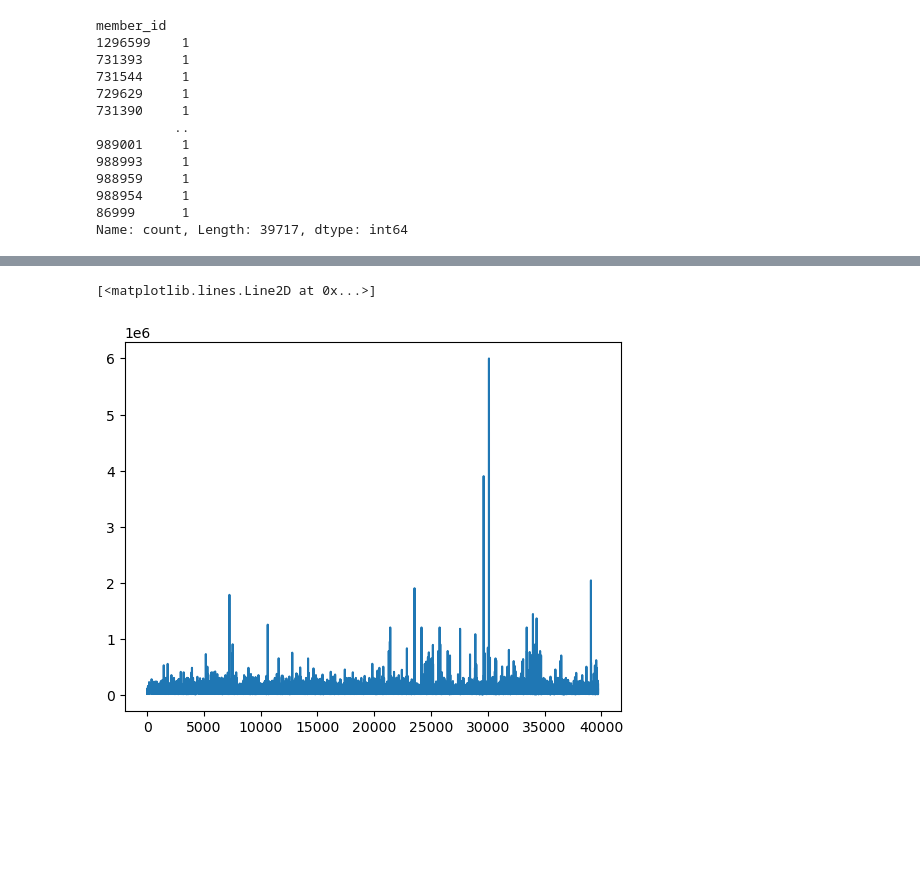
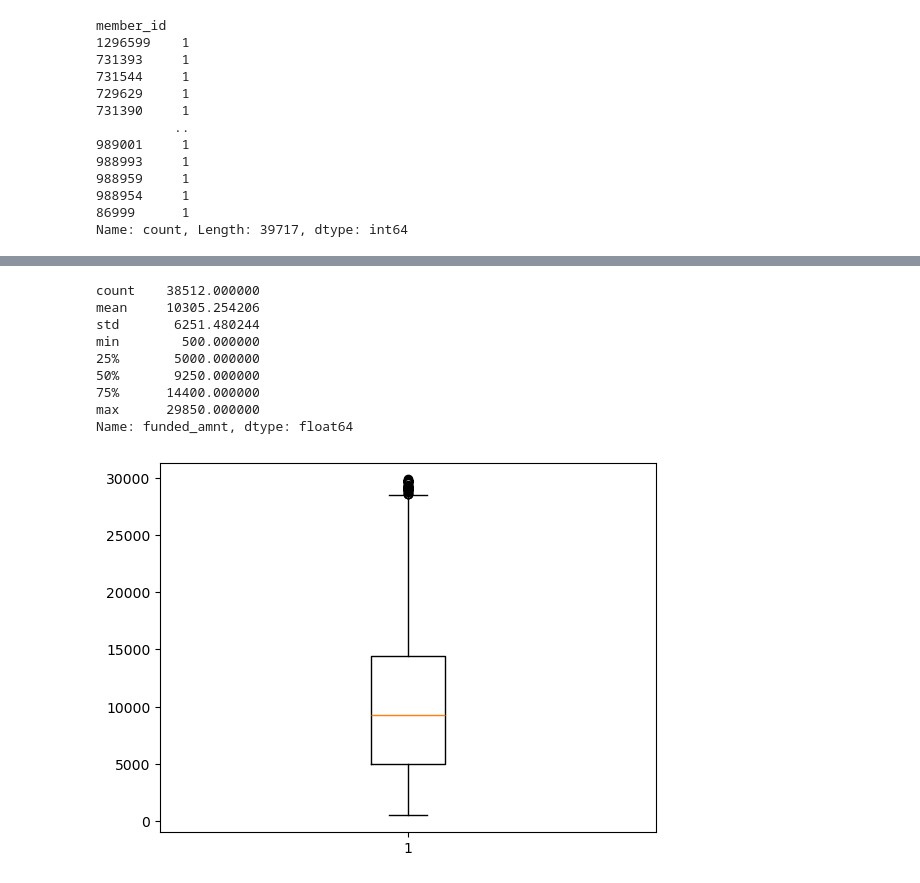
Before and after one commit to jatinmj/LendingClub_CaseStudy, a Jupyter notebook: Lending_club_caseStudy_Ishita_bhargava.ipynb, the cells around one changed output, grey strips where cells are left out. Cells and saved outputs as stored; diff of their text form; code cells hidden in the pictures; blank space fills up the shorter version.

```diff
--- a/Lending_club_caseStudy_Ishita_bhargava.ipynb
+++ b/Lending_club_caseStudy_Ishita_bhargava.ipynb
@@ -747,5 +748,16 @@ Name: annual_inc, dtype: float64
+# %%
+plt.boxplot(df['funded_amnt'])
+df['funded_amnt'].describe()
+# %% [output]
+count    38512.000000
+mean     10305.254206
+std       6251.480244
+min        500.000000
+25%       5000.000000
+50%       9250.000000
+75%      14400.000000
+max      29850.000000
+Name: funded_amnt, dtype: float64
+[figure, added]
 # %%
-plt.plot(Clean_data['annual_inc'])
+df= df[df['funded_amnt']<28500]
-# %% [output]
-[<matplotlib.lines.Line2D at 0x...>]
-[figure, removed]
```
Also changed, not shown: parts of 63 cells of this notebook.
